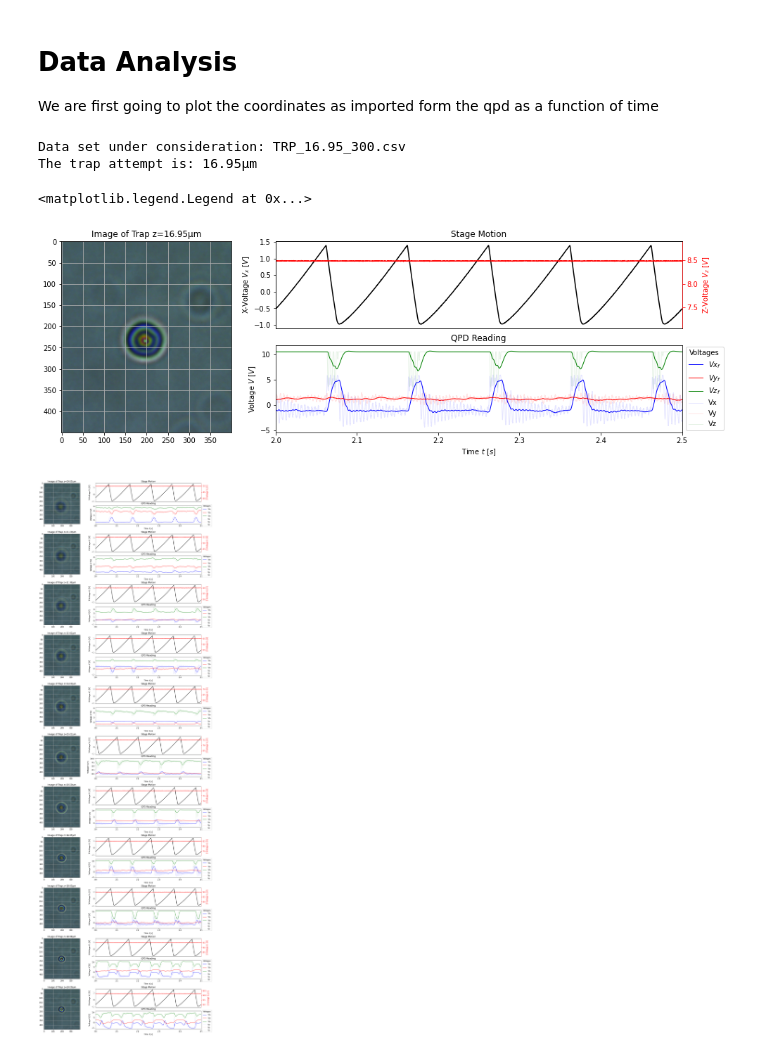
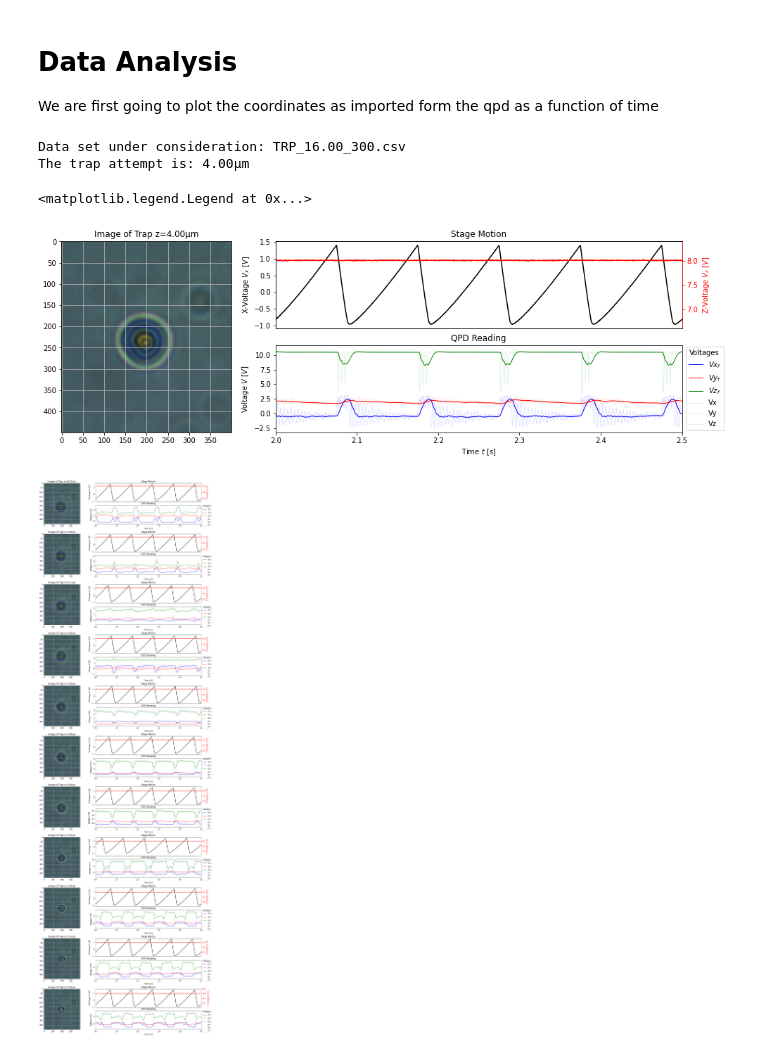
Before and after one commit to PanosEconomou/advanced-lab, a Jupyter notebook: 1.Optical-Tweezers/3.Lab-Data/3.TWEEZERS__Feb-15-2021__21-09-04/1.ANALYSIS.ipynb, the cells around one changed output. Saved outputs shown, nothing was run; the diff lists cells and outputs as text; code cells hidden in the pictures.

```diff
--- a/1.Optical-Tweezers/3.Lab-Data/3.TWEEZERS__Feb-15-2021__21-09-04/1.ANALYSIS.ipynb
+++ b/1.Optical-Tweezers/3.Lab-Data/3.TWEEZERS__Feb-15-2021__21-09-04/1.ANALYSIS.ipynb
@@ -69,7 +69,7 @@ List of .csv files in .
 We are first going to plot the coordinates as imported form the qpd as a function of time
 # %%
 # Select a current and then see a family of curves for it.
-indx = 30                        # Index of data file in the list
+indx = 20                       # Index of data file in the list
 DATA = pd.read_csv(csvs[indx])  # Gets the CSV file as a Pandas Data Frame
 data = DATA.to_numpy().T        # Gets data as a numpy array
 
@@ -83,7 +83,7 @@ zs= data[9]
 
 # Print Data frame information
 print("Data set under consideration: "+csvs[indx])                 # Print filename
-trp = csvs[indx].split('_')[1]                                     # Get trap number
+trp = "%.2f"%(20-float(csvs[indx].split('_')[1]))                   # Get trap number
 trp_img = csvs[indx].split('_')[0]+'_'+csvs[indx].split('_')[1]    # Get trap image file
 print("The trap attempt is: "+trp+'μm')                            # Print trap number
 
@@ -122,41 +122,41 @@ ax_stgz.set_ylabel(r'Z-Voltage $V_z\ [V]$')
 
 # Plot QPD Signal ###############################################
 ax_qpd = fig.add_subplot(gs[1,1:],sharex = ax_stg)
 ax_qpd.set_title('QPD Reading')
 ax_qpd.set_xlabel(r'Time $t\ [s]$')
 ax_qpd.set_ylabel(r'Voltage $V\ [V]$')
 
 # Filter the singal
 # Filter parameters
 order = 2
 fs = len(t)/(max(t)-min(t))      # sample rate
 cutoff = 50                      # cutoff frequency
 
 # The actual filtering
 xf = butter_lowpass_filter(x, cutoff, fs, order)
 yf = butter_lowpass_filter(y, cutoff, fs, order)
 zf = butter_lowpass_filter(z, cutoff, fs, order)
 
 # Plotting the filtered signals
 ax_qpd.plot(t,xf,c='b',label=r'$Vx_f$',lw=1)
 ax_qpd.plot(t,yf,c='r',label=r'$Vy_f$',lw=1)
 ax_qpd.plot(t,zf,c='g',label=r'$Vz_f$',lw=1)
 
 # Plotting the unfiltered signal
 ax_qpd.plot(t,x,c='b',label='Vx',lw=1,alpha=0.1)
 ax_qpd.plot(t,y,c='r',label='Vy',lw=1,alpha=0.1)
 ax_qpd.plot(t,z,c='g',label='Vz',lw=1,alpha=0.1)
 ax_qpd.legend(title='Voltages', bbox_to_anchor=(1., 1.03), loc='upper left')
 # %% [output]
-Data set under consideration: TRP_16.95_300.csv
-The trap attempt is: 16.95μm
+Data set under consideration: TRP_16.00_300.csv
+The trap attempt is: 4.00μm
 <matplotlib.legend.Legend at 0x...>
-[figure, old version]
+[figure, new version]
 # %%
 # Plot multiple indexes
 
 # Get a set of indeces
-indx = select_current(300)
+indx = select_current(200)
 
 # Create a figure ##############################################
 fig = plt.figure(figsize = (16,5*len(indx)), constrained_layout = False)
@@ -179,7 +179,7 @@ for i,ind in tqdm(enumerate(indx)):
     zs= data[9]
 
     # Image axis
-    trp = csvs[ind].split('_')[1]                                     # Get trap number
+    trp = "%.2f"%(20-float(csvs[ind].split('_')[1]))                 # Get trap number
     trp_img = csvs[ind].split('_')[0]+'_'+csvs[ind].split('_')[1]    # Get trap image file
 
     ax_img = fig.add_subplot(gsi[0:,0])
@@ -238,4 +238,4 @@ for i,ind in tqdm(enumerate(indx)):
     ax_qpd.plot(t,z,c='g',label='Vz',lw=1,alpha=0.1)
     ax_qpd.legend(title='Voltages', bbox_to_anchor=(1., 1.1), loc='upper left')
 # %% [output]
-[figure, old version]
+[figure, new version]
```
Also changed, not shown: 35 other files.
